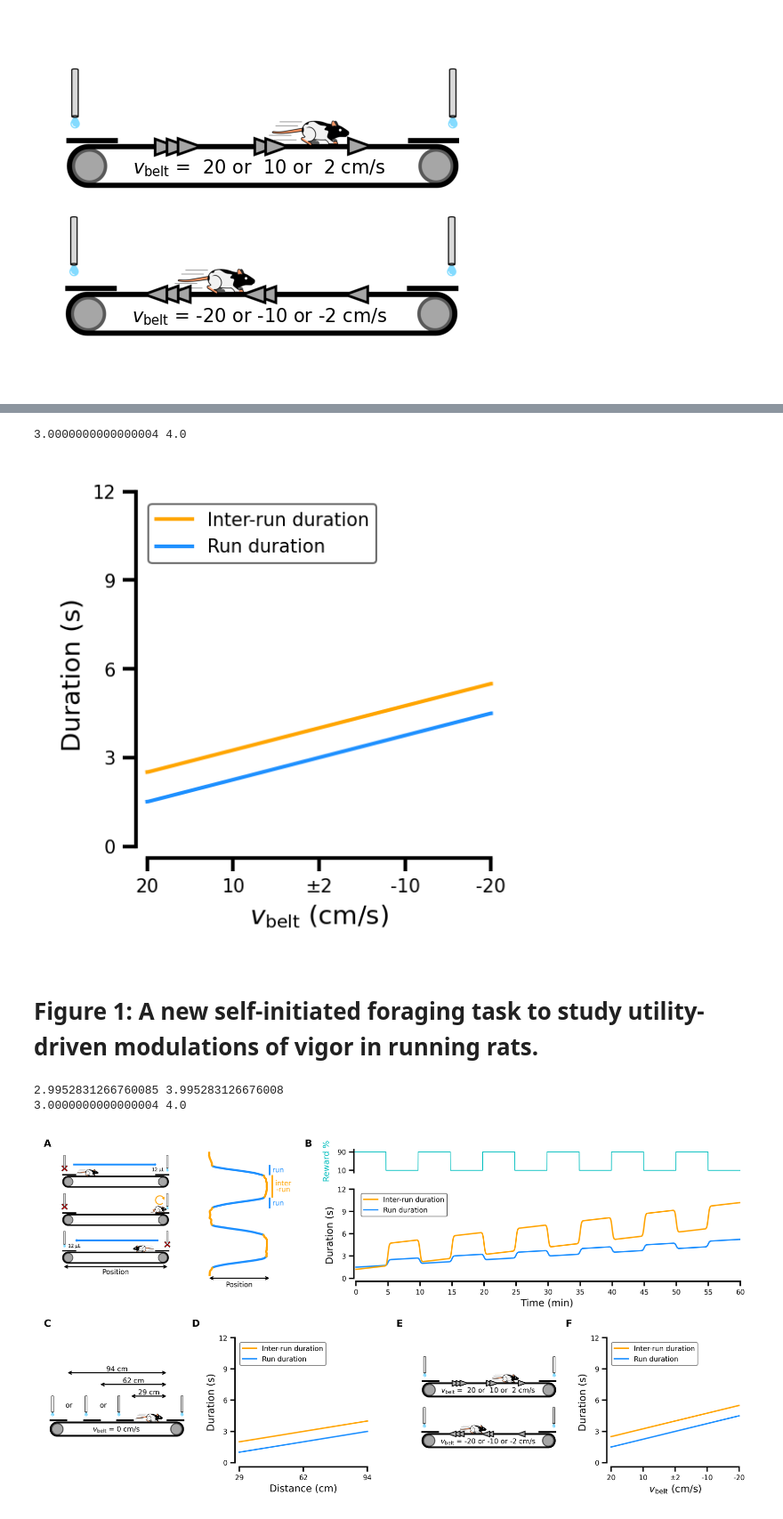
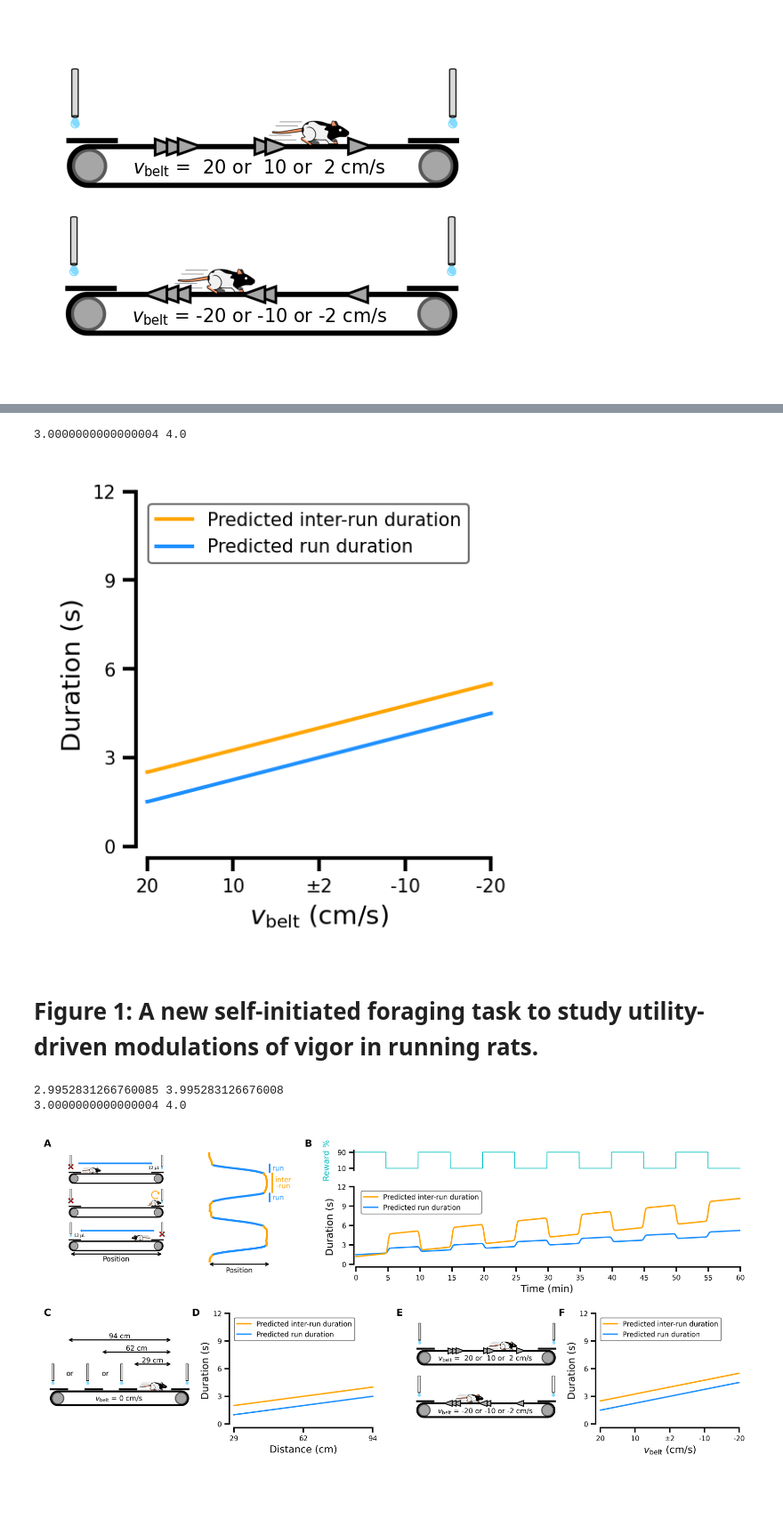
Before and after one commit to HeathenToaster/RunningFastAndSlow, a Jupyter notebook: Figure_1 new.ipynb, the cells around one changed output, grey strips where cells are left out. Shown at 89% size. Drawn from its saved outputs; the diff is of its cells as text; code cells hidden in the pictures; blank space fills up the shorter version.

Commit message:
layout, legends

```diff
--- a/Figure_1 new.ipynb
+++ b/Figure_1 new.ipynb
@@ -178,8 +178,8 @@ def Figure1B(ax=None):
     mock_runs = make_mock_data(initial_value=1.5, slope=3/3600, reward_effect=.75)
     mock_idle = make_mock_data(initial_value=1.2, slope=6/3600, reward_effect=3)
 
-    ax.plot(x, mock_runs, color='dodgerblue', label='Run duration')
-    ax.plot(x, mock_idle, color='orange', label='Inter-run duration')
+    ax.plot(x, mock_runs, color='dodgerblue', label='Predicted run duration')
+    ax.plot(x, mock_idle, color='orange', label='Predicted inter-run duration')
 
 
     ax.set_xlim(0, 3600)
@@ -297,8 +297,8 @@ def Figure1D(ax=None):
     mock_idle = make_mock_data(initial_value=2, slope=2/3600, reward_effect=0)
     print(mock_runs[-1], mock_idle[-1])
 
-    ax.plot(x, mock_runs, color='dodgerblue', label='Run duration')
-    ax.plot(x, mock_idle, color='orange', label='Inter-run duration')
+    ax.plot(x, mock_runs, color='dodgerblue', label='Predicted run duration')
+    ax.plot(x, mock_idle, color='orange', label='Predicted inter-run duration')
 
 
     ax.set_xlim(0, 3600)
@@ -337,8 +337,8 @@ def Figure1F(ax=None):
     mock_idle = make_mock_data(initial_value=2.5, slope=3/3600, reward_effect=0)
     print(mock_runs[1800], mock_idle[1800])
 
-    ax.plot(x, mock_runs, color='dodgerblue', label='Run duration')
-    ax.plot(x, mock_idle, color='orange', label='Inter-run duration')
+    ax.plot(x, mock_runs, color='dodgerblue', label='Predicted run duration')
+    ax.plot(x, mock_idle, color='orange', label='Predicted inter-run duration')
 
 
     ax.set_xlim(0, 3600)
@@ -360,14 +360,14 @@ fig, ax = plt.subplots(1, 1, figsize = (cm2inch(4.5), cm2inch(4.5)))
 Figure1F(ax=ax)
 # %% [output]
 3.0000000000000004 4.0
-[figure, old version]
+[figure, new version]
 # %% [markdown]
 # Figure 1: A new self-initiated foraging task to study utility-driven modulations of vigor in running rats.
 # %%
-fig = plt.figure(figsize=(cm2inch(18), cm2inch(9)),
+fig = plt.figure(figsize=(cm2inch(18), cm2inch(8)),
                constrained_layout=True, facecolor='w', dpi=600)
 
-gs0 = fig.add_gridspec(3, 1 , height_ratios=[9, 1, 9], hspace=0.15)
+gs0 = fig.add_gridspec(3, 1 , height_ratios=[9, .5, 9], hspace=0.15)
 
 row1 = gs0[0].subgridspec(2, 4, height_ratios=[1, 4], width_ratios=[2, 1, 0.1, 5])
 setup_schematic = plt.subplot(row1[:, 0])
@@ -375,37 +375,43 @@ zoom_track = plt.subplot(row1[:, 1])
 raw_track_track = plt.subplot(row1[1, 3])
 raw_track_proba = plt.subplot(row1[0, 3])
 
-row2 = gs0[2].subgridspec(1, 7, wspace=1, width_ratios=[1, .01, 1, .2, 1, .01, 1])
+# row2 = gs0[2].subgridspec(1, 7, wspace=1, width_ratios=[1, .01, 1, .1, 1, .01, 1])
+# distance_task = plt.subplot(row2[0, 0])
+# distance_task_prediction = plt.subplot(row2[0, 2])
+# vbelt_task = plt.subplot(row2[0, 4])
+# vbelt_task_prediction = plt.subplot(row2[0, 6])
+
+row2 = gs0[2].subgridspec(1, 5, wspace=1, width_ratios=[1, 1, .1, 1, 1])
 distance_task = plt.subplot(row2[0, 0])
-distance_task_prediction = plt.subplot(row2[0, 2])
-vbelt_task = plt.subplot(row2[0, 4])
-vbelt_task_prediction = plt.subplot(row2[0, 6])
+distance_task_prediction = plt.subplot(row2[0, 1])
+vbelt_task = plt.subplot(row2[0, 3])
+vbelt_task_prediction = plt.subplot(row2[0, 4])
 
 
 Figure1A(ax=setup_schematic)
 Figure1Abis(ax=zoom_track, root=root)
 Figure1B(ax=raw_track_track)
 Figure1Bbis(ax=raw_track_proba, root=root)
 
 Figure1C(ax=distance_task)
 Figure1D(ax=distance_task_prediction)
 Figure1E(ax=vbelt_task)
 Figure1F(ax=vbelt_task_prediction)
 
 
 figuresLabels={"A":[0.00, .99], "B":[0.37, 0.99],
-               "C":[0.00, .48], "D":[0.21, 0.48], "E":[0.50, 0.48], "F":[0.74, 0.48]}
+               "C":[0.00, .45], "D":[0.21, 0.45], "E":[0.50, 0.45], "F":[0.73, 0.45]}
 
 for label,coordinates in sorted(figuresLabels.items()):
     fig.text(coordinates[0], coordinates[1], label, figure=fig,
              weight='bold', fontsize=7, ha='left', va='bottom', color='k')
 
 plt.savefig("./Figures_paper/Figure_1.pdf", facecolor='w',
                 edgecolor='none', bbox_inches='tight', format="pdf", dpi=600)
 
 plt.savefig("./Figures_paper/Figure_1.svg", facecolor='w',
                 edgecolor='none', bbox_inches='tight', format="svg", dpi=600)
 # %% [output]
 2.9952831266760085 3.995283126676008
 3.0000000000000004 4.0
-[figure, old version]
+[figure, new version]
```
Also changed, not shown: parts of 2 cells of this notebook, 2 other files.
